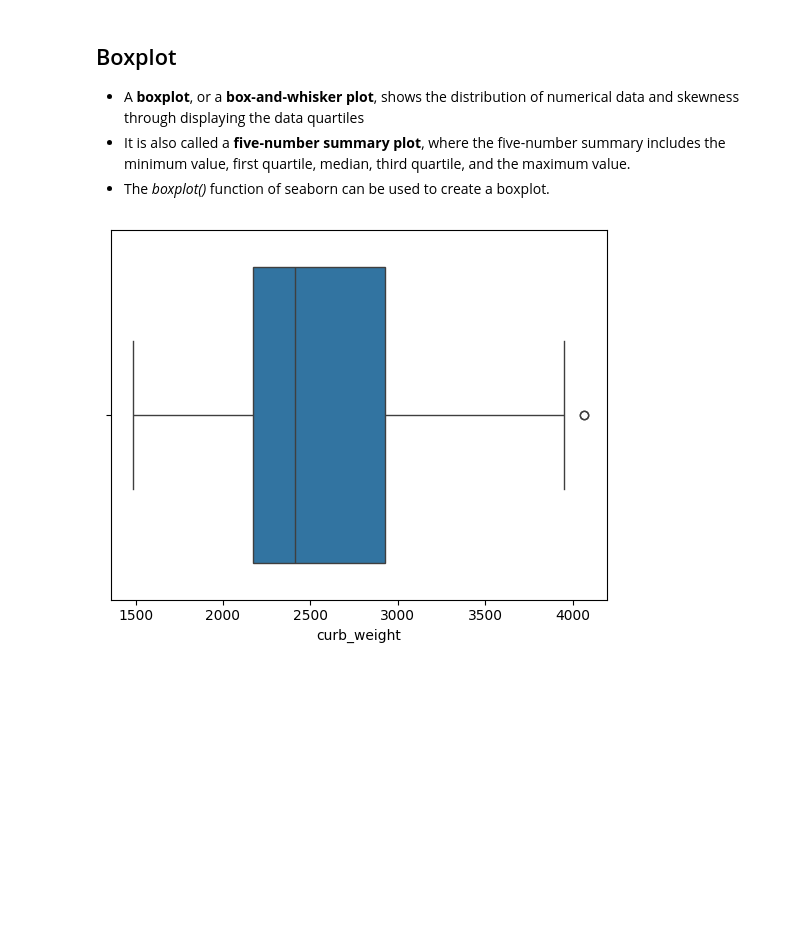
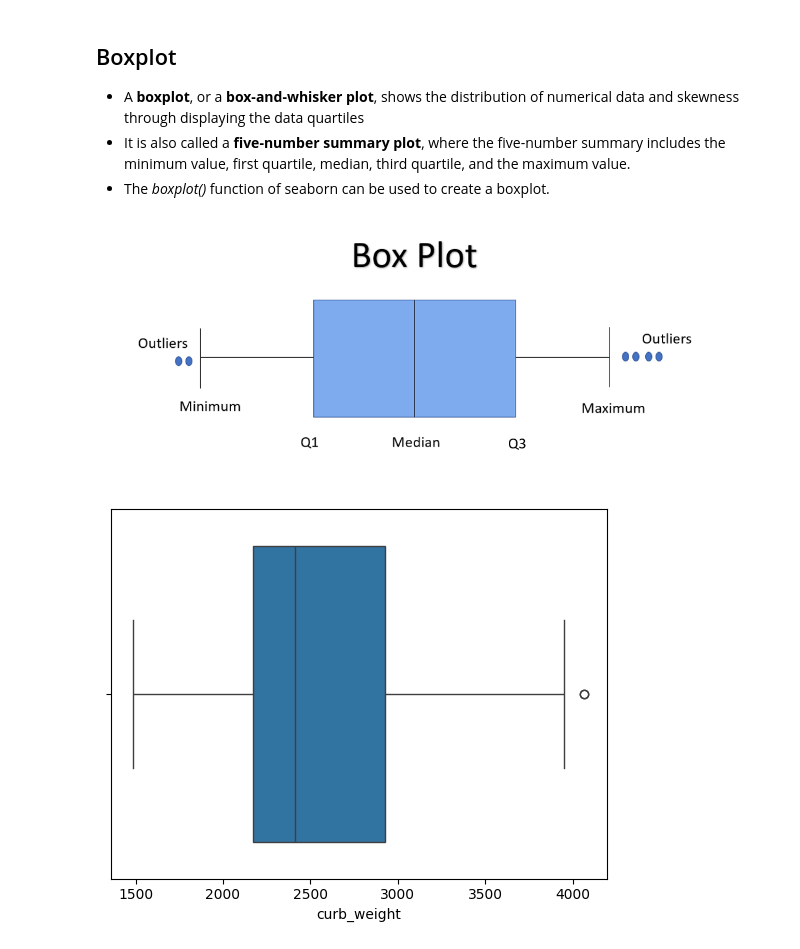
Before and after one commit to adoss/datascience, a Jupyter notebook: notebooks/Original_Data_Visualization_with_Python.ipynb, the cells around one changed output. Saved outputs shown, nothing was run; the diff lists cells and outputs as text; code cells hidden in the pictures; blank space fills up the shorter version.

```diff
--- a/notebooks/Original_Data_Visualization_with_Python.ipynb
+++ b/notebooks/Original_Data_Visualization_with_Python.ipynb
@@ -181,8 +187,10 @@ In such cases, we can use **boxplots**. Boxplots, or box-and-whiskers plots, are
 - The *boxplot()* function of seaborn can be used to create a boxplot.
 # %%
 from IPython.display import Image
-Image('/content/drive/MyDrive/Python Course/boxplot.png')
-#Image('/location on your computer/boxplot.png')
+# Image('/content/drive/MyDrive/Python Course/boxplot.png')
+Image('Box_Plot-3.png')
+# %% [output]
+[figure, added]
 # %%
 # creating a boxplot with seaborn
 sns.boxplot(data=df, x='curb_weight');
```
Also changed, not shown: parts of 62 cells of this notebook, 8 other files.
